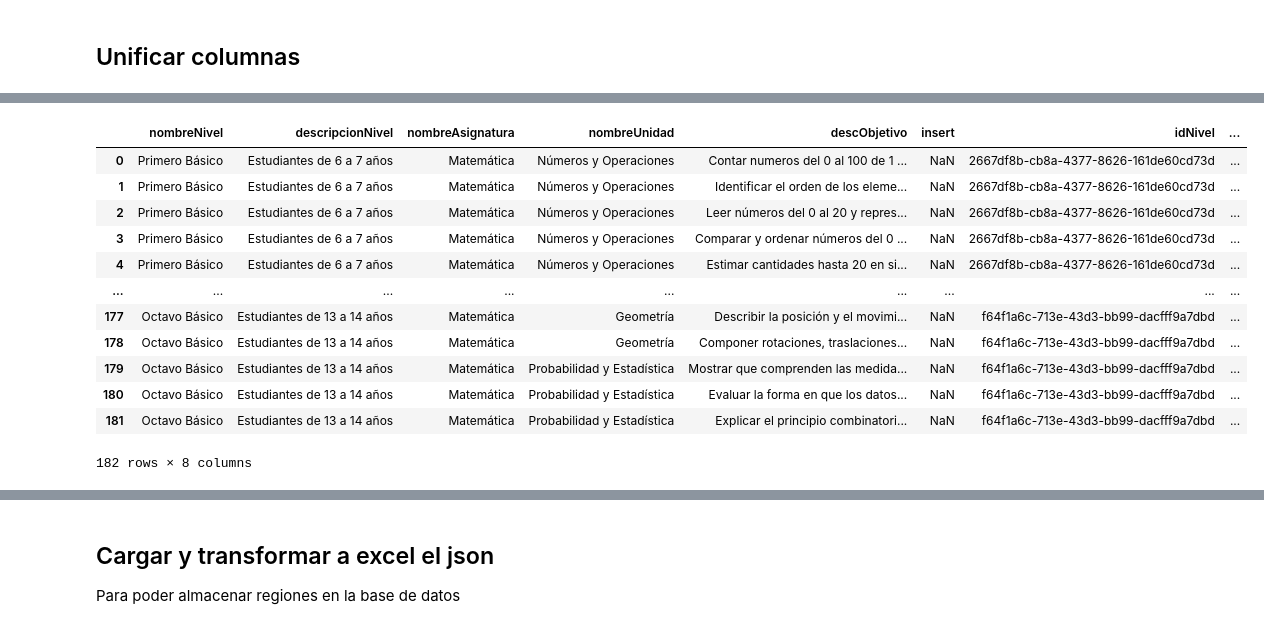
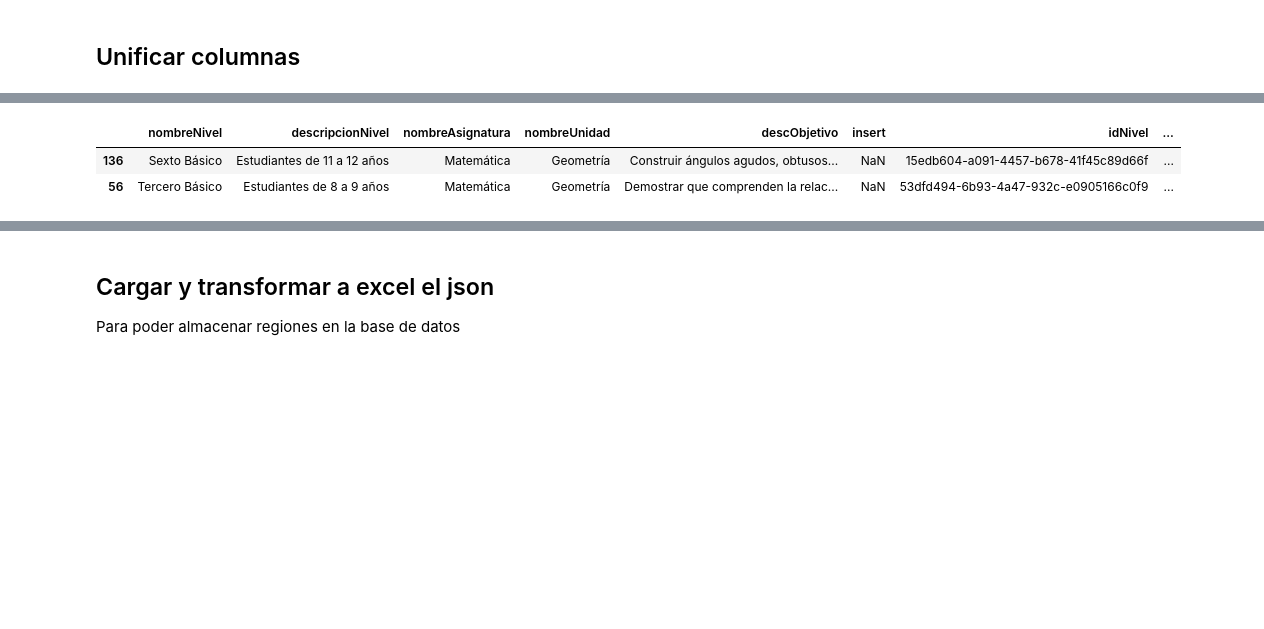
Before and after one commit to Bigote93/APIMINEDUC, a Jupyter notebook: APiGOB.ipynb, the cells around one changed output, grey strips where cells are left out. Drawn from its saved outputs; the diff is of its cells as text; code cells hidden in the pictures; blank space fills up the shorter version.

```diff
--- a/APiGOB.ipynb
+++ b/APiGOB.ipynb
@@ -129,18 +129,8 @@ DF_OBJETIVOS.sample(2)
 # %%
 DF_OBJETIVOS = DF_OBJETIVOS.merge(OBJETIVOS_DF, how='inner', on='descObjetivo')
 
-DF_OBJETIVOS
+DF_OBJETIVOS.sample(2)
 # %% [output]
 |  | nombreNivel | descripcionNivel | nombreAsignatura | nombreUnidad | descObjetivo | insert | idNivel | ... |
-| 0 | Primero Básico | Estudiantes de 6 a 7 años | Matemática | Números y Operaciones | Contar numeros del 0 al 100 de 1 ... | NaN | 2667df8b-cb8a-4377-8626-161de60cd73d | ... |
-| 1 | Primero Básico | Estudiantes de 6 a 7 años | Matemática | Números y Operaciones | Identificar el orden de los eleme... | NaN | 2667df8b-cb8a-4377-8626-161de60cd73d | ... |
-| 2 | Primero Básico | Estudiantes de 6 a 7 años | Matemática | Números y Operaciones | Leer números del 0 al 20 y repres... | NaN | 2667df8b-cb8a-4377-8626-161de60cd73d | ... |
-| 3 | Primero Básico | Estudiantes de 6 a 7 años | Matemática | Números y Operaciones | Comparar y ordenar números del 0 ... | NaN | 2667df8b-cb8a-4377-8626-161de60cd73d | ... |
-| 4 | Primero Básico | Estudiantes de 6 a 7 años | Matemática | Números y Operaciones | Estimar cantidades hasta 20 en si... | NaN | 2667df8b-cb8a-4377-8626-161de60cd73d | ... |
-| ... | ... | ... | ... | ... | ... | ... | ... | ... |
-| 177 | Octavo Básico | Estudiantes de 13 a 14 años | Matemática | Geometría | Describir la posición y el movimi... | NaN | f64f1a6c-713e-43d3-bb99-dacfff9a7dbd | ... |
-| 178 | Octavo Básico | Estudiantes de 13 a 14 años | Matemática | Geometría | Componer rotaciones, traslaciones... | NaN | f64f1a6c-713e-43d3-bb99-dacfff9a7dbd | ... |
-| 179 | Octavo Básico | Estudiantes de 13 a 14 años | Matemática | Probabilidad y Estadística | Mostrar que comprenden las medida... | NaN | f64f1a6c-713e-43d3-bb99-dacfff9a7dbd | ... |
-| 180 | Octavo Básico | Estudiantes de 13 a 14 años | Matemática | Probabilidad y Estadística | Evaluar la forma en que los datos... | NaN | f64f1a6c-713e-43d3-bb99-dacfff9a7dbd | ... |
-| 181 | Octavo Básico | Estudiantes de 13 a 14 años | Matemática | Probabilidad y Estadística | Explicar el principio combinatori... | NaN | f64f1a6c-713e-43d3-bb99-dacfff9a7dbd | ... |
+| 136 | Sexto Básico | Estudiantes de 11 a 12 años | Matemática | Geometría | Construir ángulos agudos, obtusos... | NaN | 15edb604-a091-4457-b678-41f45c89d66f | ... |
+| 56 | Tercero Básico | Estudiantes de 8 a 9 años | Matemática | Geometría | Demostrar que comprenden la relac... | NaN | 53dfd494-6b93-4a47-932c-e0905166c0f9 | ... |
-182 rows × 8 columns
```
Also changed, not shown: parts of 9 cells of this notebook.
